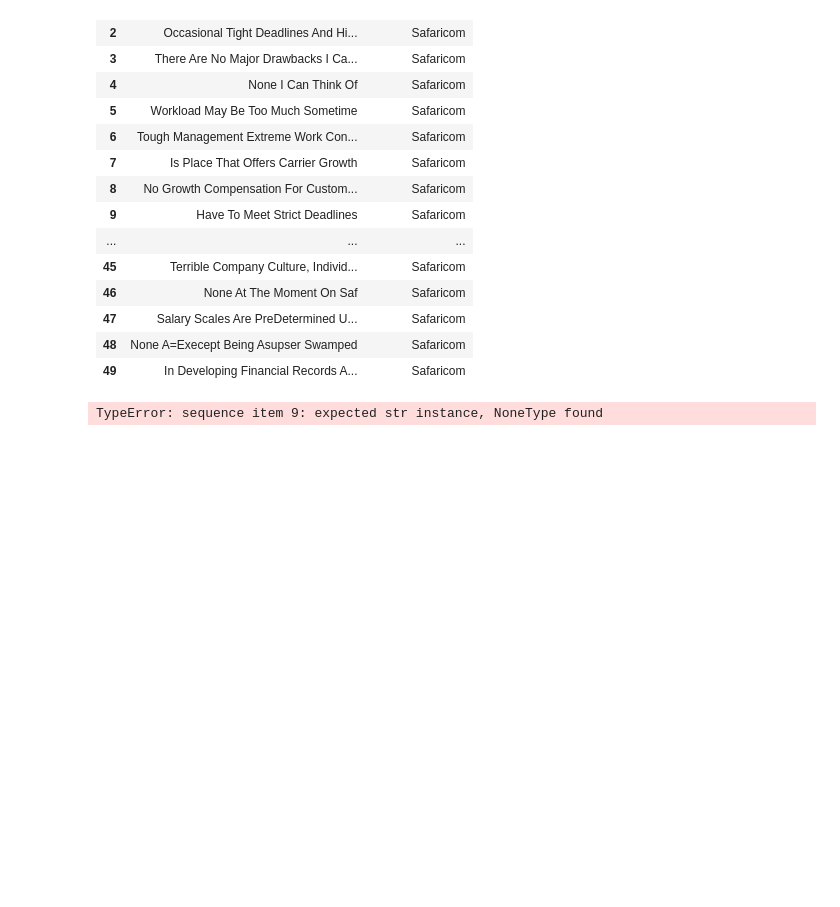
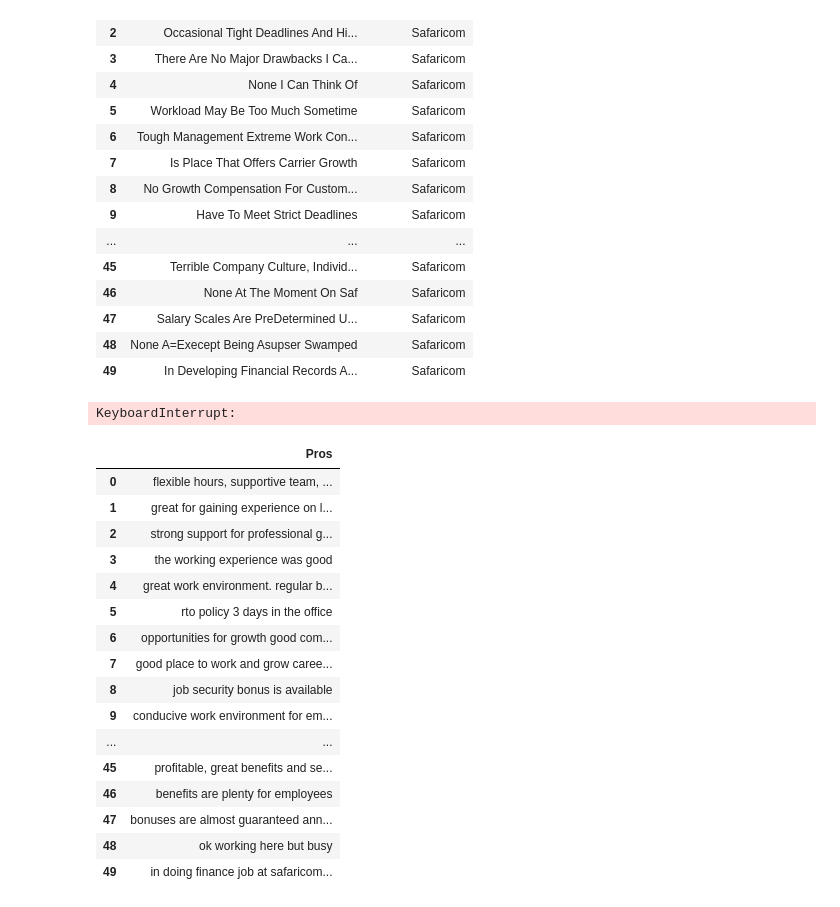
Before and after one commit to Brian342/mergeDataset, a Jupyter notebook: Reviews Project.ipynb, the cells around one changed output. Cells and saved outputs as stored; diff of their text form; code cells hidden in the pictures; blank space fills up the shorter version.

```diff
--- a/Reviews Project.ipynb
+++ b/Reviews Project.ipynb
@@ -151,12 +151,31 @@ def correct_sentence(text):
         if word.lower() in spell:
             correct_words.append(word)
         else:
-            correct_words.append(spell.correction(word))
+            correction = spell.correction(word)
+            correct_words.append(correction if correction else word)
 
     return " ".join(correct_words)
 # %%
-data2["Corrected_Pros"] = data2["Pros"].apply(correct_sentence)
+data2["Corrected_Pros"] = data2["Pros"].fillna("").apply(correct_sentence)
 # %% [output]
-TypeError: sequence item 9: expected str instance, NoneType found
+KeyboardInterrupt:
 # %%
-data2["corrected_pros"]
+data2[["Pros"]].head(50)
+# %% [output]
+|  | Pros |
+| 0 | flexible hours, supportive team, ... |
+| 1 | great for gaining experience on l... |
+| 2 | strong support for professional g... |
+| 3 | the working experience was good |
+| 4 | great work environment. regular b... |
+| 5 | rto policy 3 days in the office |
+| 6 | opportunities for growth good com... |
+| 7 | good place to work and grow caree... |
+| 8 | job security bonus is available |
+| 9 | conducive work environment for em... |
+| ... | ... |
+| 45 | profitable, great benefits and se... |
+| 46 | benefits are plenty for employees |
+| 47 | bonuses are almost guaranteed ann... |
+| 48 | ok working here but busy |
+| 49 | in doing finance job at safaricom... |
```
